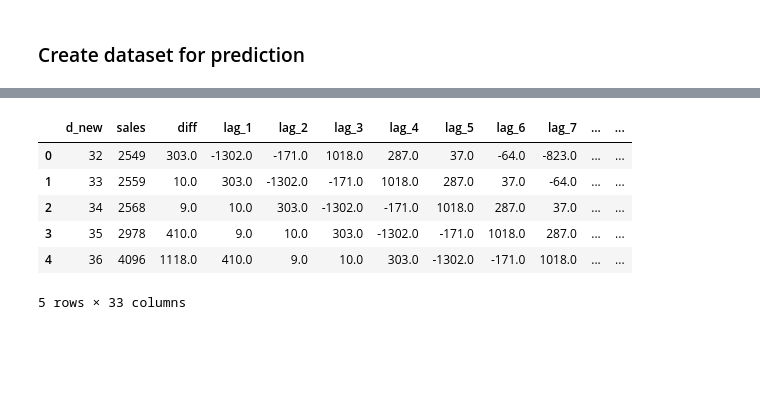
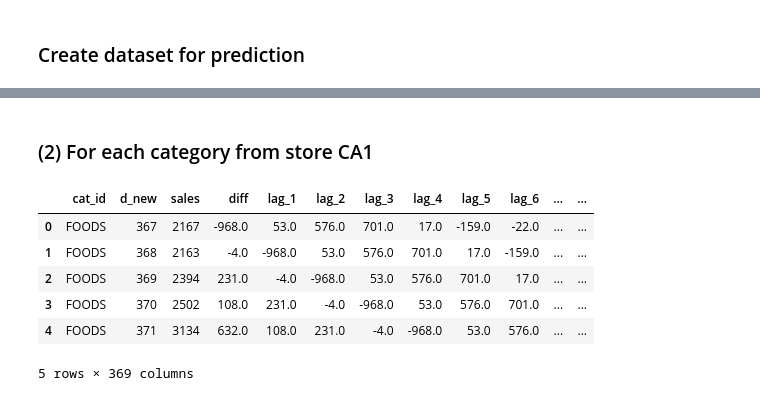
Before and after one commit to velwu/urChampKaggle, a Jupyter notebook: Chien_EDA/Kaggle_M5.ipynb, the cells around one changed output, grey strips where cells are left out. Drawn from its saved outputs; the diff is of its cells as text; code cells hidden in the pictures; blank space fills up the shorter version.

```diff
--- a/Chien_EDA/Kaggle_M5.ipynb
+++ b/Chien_EDA/Kaggle_M5.ipynb
@@ -151,7 +164,7 @@ for k in price_missing.keys():
 # %%
 # Transpose 'd_1' to 'd_1913' columns of 'sale'
 sale_colname = sale.columns
-sale_CA1 = pd.melt(sale[sale['store_id'] == 'CA_1'], id_vars=sale_colname[1:6],
+sale_CA1 = pd.melt(sale[sale['store_id'] == 'CA_1'], id_vars=sale_colname[0:6],
                    value_vars=sale_colname[6:], var_name='d', value_name='sales')
 sale_CA1.head()
 # %% [output]
@@ -190,0 +206,3 @@ df_CA1.head()
+# %%
+food1_001_CA1 = df_CA1[df_CA1['item_id']=='FOODS_1_001'][['id','item_id','d_new','sales']].reset_index(drop=True)
+food1_001_CA1.head()
@@ -235,0 +414,32 @@ plt.show()
+# %%
+# Create new dataframes to model the sales difference for each item from store CA1
+all_food_CA1 = df_CA1[df_CA1['cat_id']=='FOODS'][['id','d_new','sales']]
+all_food_CA1 = all_food_CA1.reindex(columns=['id','d_new','sales','prev_sales','diff'])
+train_set = np.array([])
+test_set = np.array([])
+
+# Add previous sales to the next row
+for item in dict_food_CA1:
+    df_item = all_food_CA1.groupby('id').get_group(item)
+    df_item['prev_sales'] = df_item['sales'].shift(1)
+    df_item['diff'] = df_item['sales'] - df_item['prev_sales']
+
+    # Create dataframe for transformation from time series to supervised
+    df_supervised = df_item.drop(['id','d_new','sales','prev_sales'],axis=1)
+    # Adding lags
+    for lag in range(1,366):
+        column_name = 'lag_' + str(lag)
+        df_supervised[column_name] = df_supervised['diff'].shift(lag)
+    df_supervised = df_supervised.dropna().reset_index(drop=True)
+
+    # Split train and test set
+    train, test = df_supervised[0:-28].values, df_supervised[-28:].values
+    if train_set.size+test_set.size == 0:
+        train_set = train
+        test_set = test
+    else:
+        train_set = np.append(train_set,train, axis=0)
+        test_set = np.append(test_set,test, axis=0)
+
+print(train_set.shape)
+print(test_set.shape)
@@ -236,20 +459,22 @@ plt.show()
+# %% [markdown]
+### (2) For each category from store CA1
 # %%
 #create dataframe for transformation from time series to supervised
-df_supervised = CA1_sale_diff.drop(['prev_sales'],axis=1)
+df_supervised = food_sale_diff_CA1.drop(['prev_sales'],axis=1)
 
 #adding lags
-for inc in range(1,31):
-    field_name = 'lag_' + str(inc)
-    df_supervised[field_name] = df_supervised['diff'].shift(inc)
+for lag in range(1,366):
+    column_name = 'lag_' + str(lag)
+    df_supervised[column_name] = df_supervised['diff'].shift(lag)
 
 #drop null values
 df_supervised = df_supervised.dropna().reset_index(drop=True)
 df_supervised.head()
 # %% [output]
-|  | d_new | sales | diff | lag_1 | lag_2 | lag_3 | lag_4 | lag_5 | lag_6 | lag_7 | ... | ... |
-| 0 | 32 | 2549 | 303.0 | -1302.0 | -171.0 | 1018.0 | 287.0 | 37.0 | -64.0 | -823.0 | ... | ... |
-| 1 | 33 | 2559 | 10.0 | 303.0 | -1302.0 | -171.0 | 1018.0 | 287.0 | 37.0 | -64.0 | ... | ... |
-| 2 | 34 | 2568 | 9.0 | 10.0 | 303.0 | -1302.0 | -171.0 | 1018.0 | 287.0 | 37.0 | ... | ... |
-| 3 | 35 | 2978 | 410.0 | 9.0 | 10.0 | 303.0 | -1302.0 | -171.0 | 1018.0 | 287.0 | ... | ... |
-| 4 | 36 | 4096 | 1118.0 | 410.0 | 9.0 | 10.0 | 303.0 | -1302.0 | -171.0 | 1018.0 | ... | ... |
+|  | cat_id | d_new | sales | diff | lag_1 | lag_2 | lag_3 | lag_4 | lag_5 | lag_6 | ... | ... |
+| 0 | FOODS | 367 | 2167 | -968.0 | 53.0 | 576.0 | 701.0 | 17.0 | -159.0 | -22.0 | ... | ... |
+| 1 | FOODS | 368 | 2163 | -4.0 | -968.0 | 53.0 | 576.0 | 701.0 | 17.0 | -159.0 | ... | ... |
+| 2 | FOODS | 369 | 2394 | 231.0 | -4.0 | -968.0 | 53.0 | 576.0 | 701.0 | 17.0 | ... | ... |
+| 3 | FOODS | 370 | 2502 | 108.0 | 231.0 | -4.0 | -968.0 | 53.0 | 576.0 | 701.0 | ... | ... |
+| 4 | FOODS | 371 | 3134 | 632.0 | 108.0 | 231.0 | -4.0 | -968.0 | 53.0 | 576.0 | ... | ... |
-5 rows × 33 columns
+5 rows × 369 columns
```
Also changed, not shown: parts of 40 cells of this notebook.
